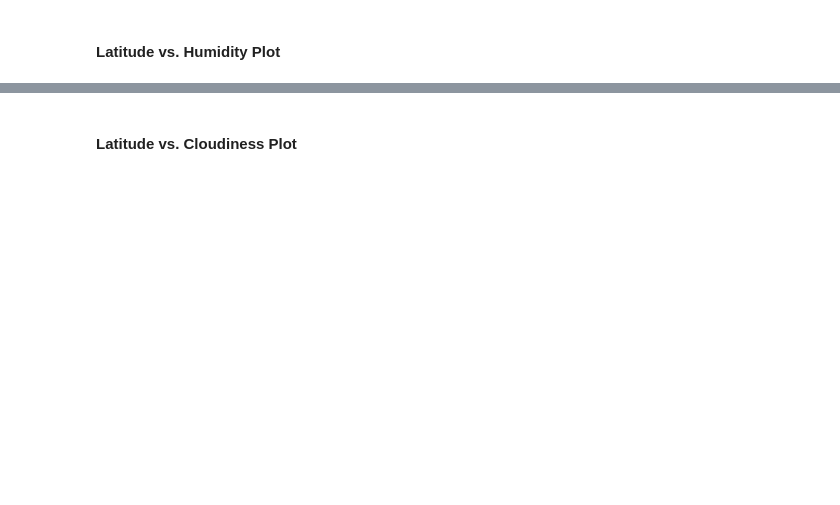
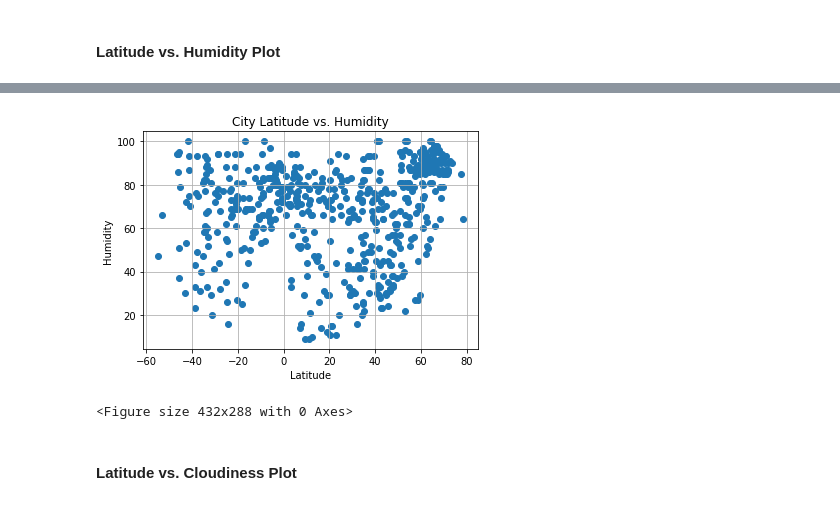
Before and after one commit to dddccc444/6-APIs, a Jupyter notebook: starter_code/WeatherPy.ipynb, the cells around one changed output, grey strips where cells are left out. Drawn from its saved outputs; the diff is of its cells as text; code cells hidden in the pictures; blank space fills up the shorter version.

```diff
--- a/starter_code/WeatherPy.ipynb
+++ b/starter_code/WeatherPy.ipynb
@@ -123,2 +196,13 @@ weather_cities.head()
+# %%
+plt.scatter(cities_weather["Lat"], cities_weather["Humidity"])
+plt.grid()
+plt.xlabel("Latitude")
+plt.ylabel("Humidity")
+plt.title("City Latitude vs. Humidity")
+plt.show()
+plt.savefig("Humidity.png")
+# %% [output]
+[figure, added]
+<Figure size 432x288 with 0 Axes>
 # %% [markdown]
 #### Latitude vs. Cloudiness Plot
```
Also changed, not shown: parts of 53 cells of this notebook, 15 other files.
